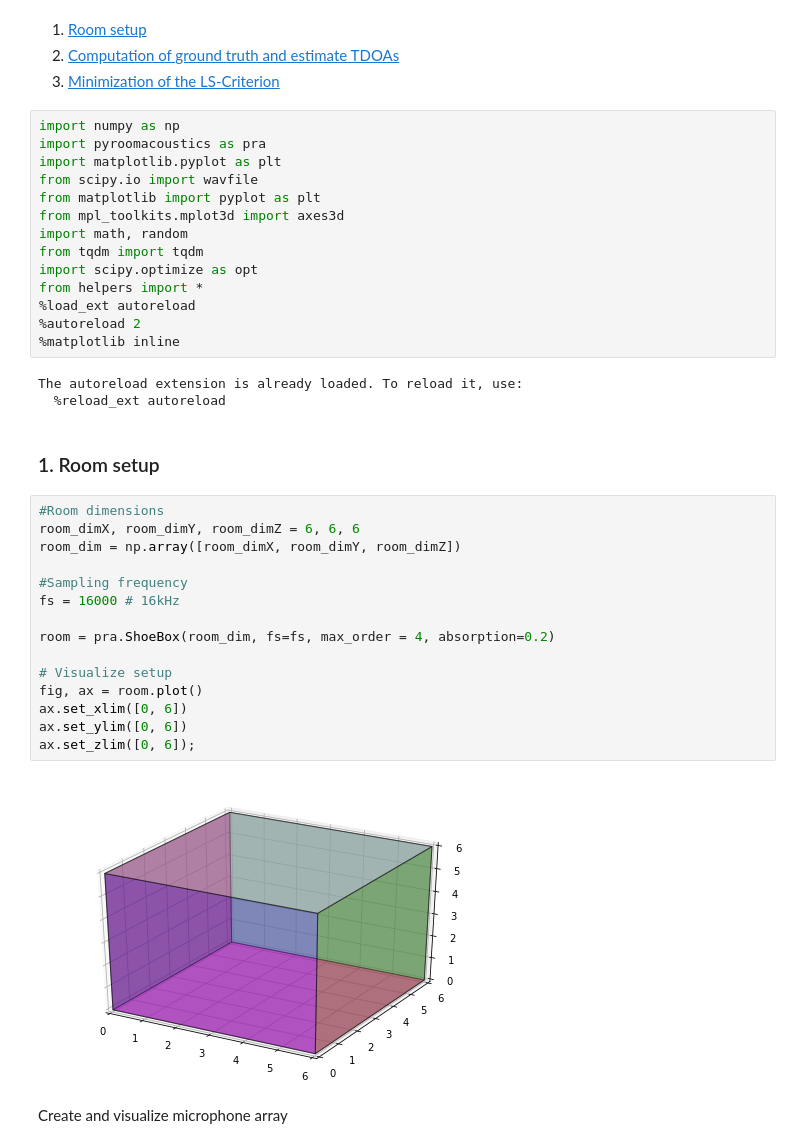
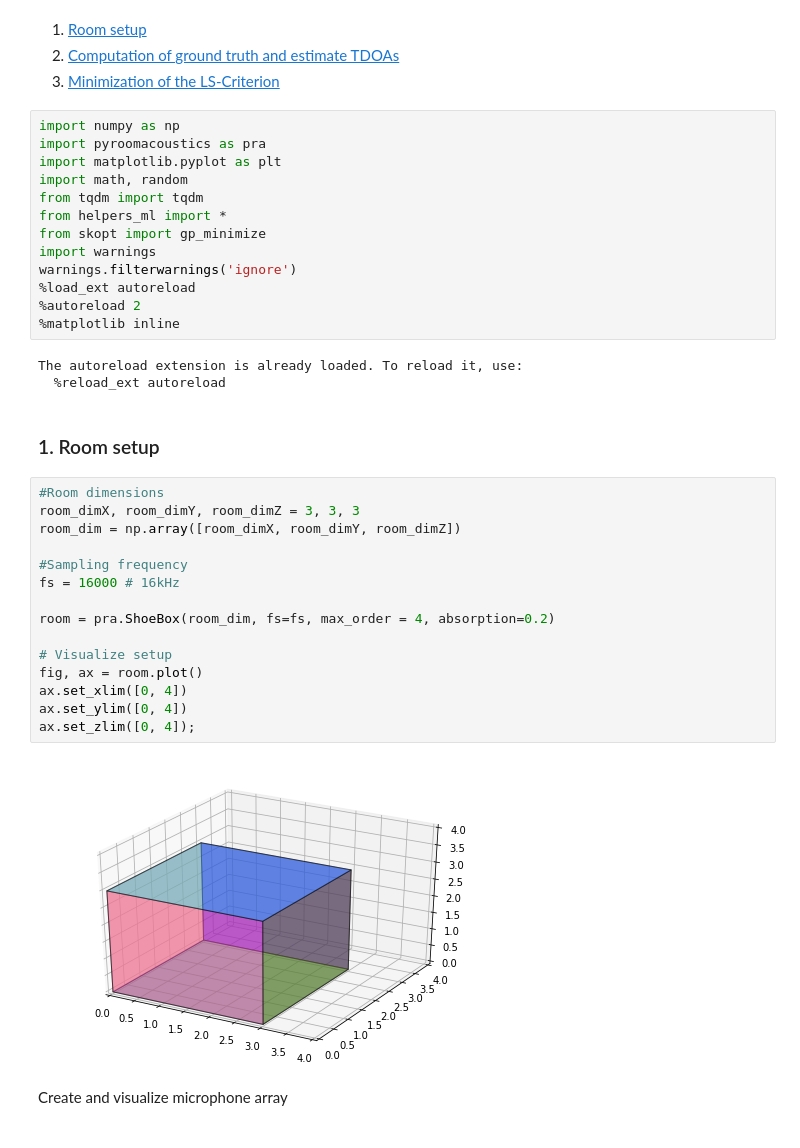
Before and after one commit to Belbaraka/alexa, a Jupyter notebook: modules/ml_tdoa/ml_tdoa.ipynb, the cells around one changed output. Drawn from its saved outputs; the diff is of its cells as text.

```diff
--- a/modules/ml_tdoa/ml_tdoa.ipynb
+++ b/modules/ml_tdoa/ml_tdoa.ipynb
@@ -15,13 +15,12 @@ If the time-delay estimates at each microphone pair are assumed to be independen
 import numpy as np
 import pyroomacoustics as pra
 import matplotlib.pyplot as plt
-from scipy.io import wavfile
-from matplotlib import pyplot as plt
-from mpl_toolkits.mplot3d import axes3d
 import math, random
 from tqdm import tqdm
-import scipy.optimize as opt
-from helpers import *
+from helpers_ml import *
+from skopt import gp_minimize
+import warnings
+warnings.filterwarnings('ignore')
 %load_ext autoreload
 %autoreload 2
 %matplotlib inline
@@ -33,21 +32,21 @@ The autoreload extension is already loaded. To reload it, use:
 ### 1. Room setup
 # %%
 #Room dimensions
-room_dimX, room_dimY, room_dimZ = 6, 6, 6
+room_dimX, room_dimY, room_dimZ = 3, 3, 3
 room_dim = np.array([room_dimX, room_dimY, room_dimZ])
 
 #Sampling frequency
 fs = 16000 # 16kHz
 
 room = pra.ShoeBox(room_dim, fs=fs, max_order = 4, absorption=0.2)
 
 # Visualize setup
 fig, ax = room.plot()
-ax.set_xlim([0, 6])
-ax.set_ylim([0, 6])
-ax.set_zlim([0, 6]);
+ax.set_xlim([0, 4])
+ax.set_ylim([0, 4])
+ax.set_zlim([0, 4]);
 # %% [output]
-[figure, old version]
+[figure, new version]
 # %% [markdown]
 Create and visualize microphone array
 # %%
```
Also changed, not shown: parts of 9 cells of this notebook, 1 other file.
